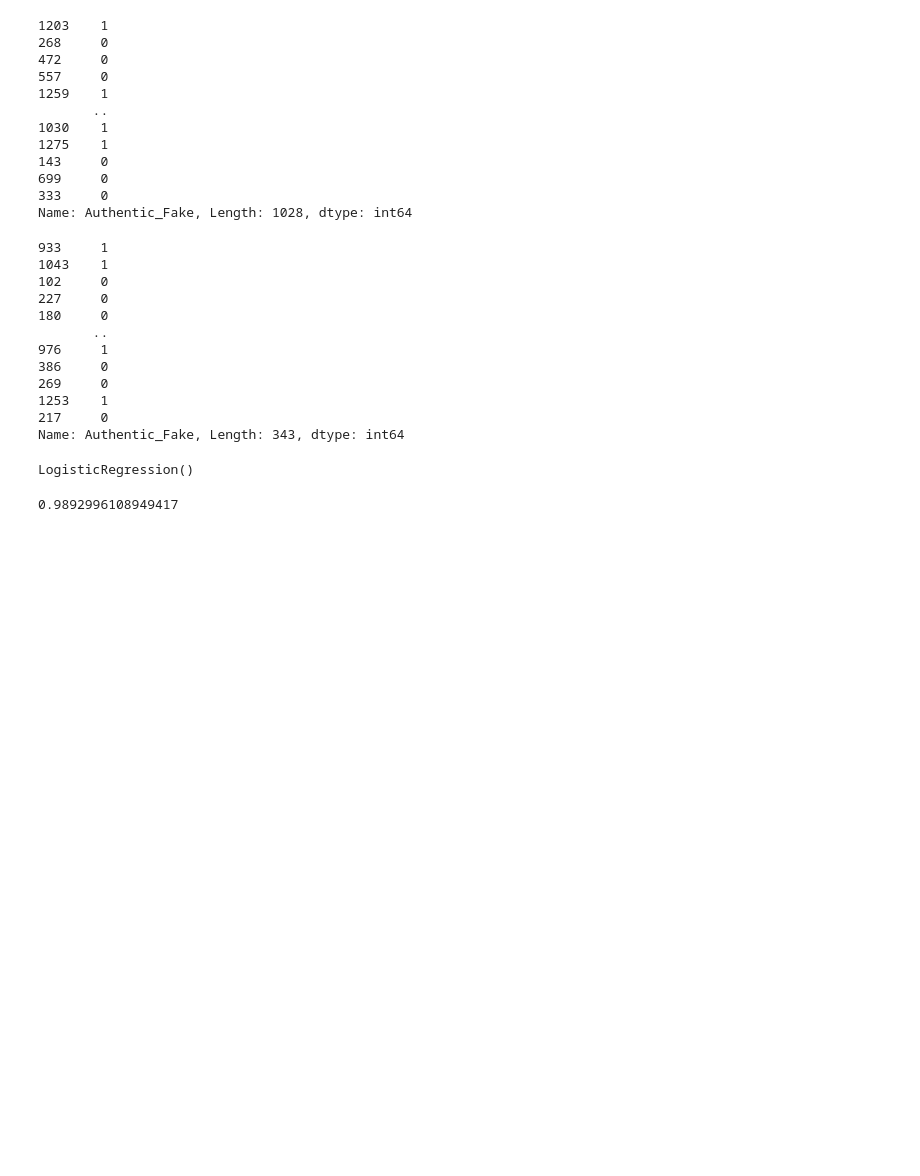
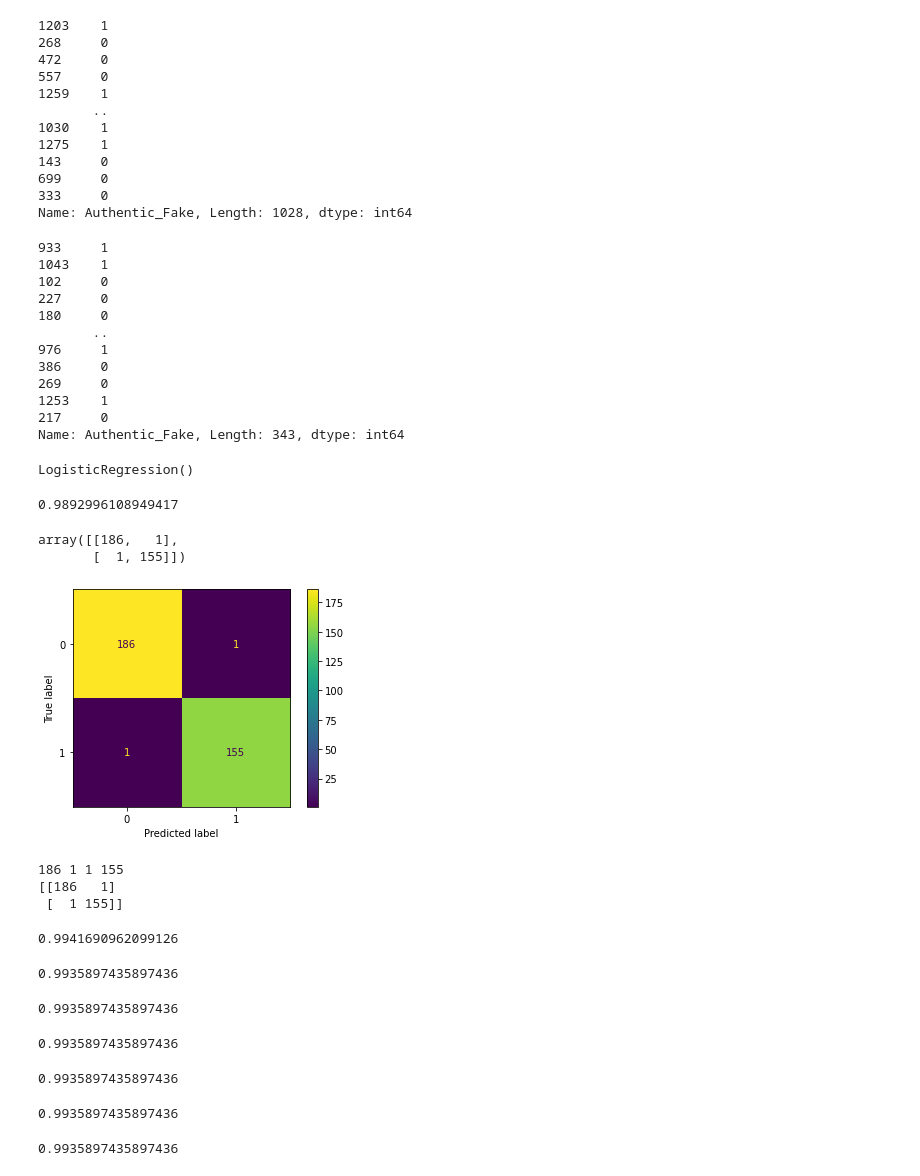
Before and after one commit to daniellejenkins17/Banknote_Classification_Real_Or_Fake, a Jupyter notebook: Banknote Day 1.ipynb, the cells around one changed output. Saved outputs shown, nothing was run; the diff lists cells and outputs as text; code cells hidden in the pictures; blank space fills up the shorter version.

```diff
--- a/Banknote Day 1.ipynb
+++ b/Banknote Day 1.ipynb
@@ -335,2 +297,64 @@ LogReg.score(X_train, y_train)
 # %% [output]
 0.9892996108949417
+# %%
+#confusion matrix:
+
+# get predictions
+y_pred = LogReg.predict(X_test)
+
+# calculate confusion matrix
+cfmat = confusion_matrix(y_test, y_pred)
+
+cfmat
+# %% [output]
+array([[186,   1],
+       [  1, 155]])
+# %%
+plot_confusion_matrix(LogReg,
+                      X_test, y_test)
+plt.show()
+# %% [output]
+[figure, added]
+# %%
+tn, fp, fn, tp = cfmat.flatten()
+print(tn,fn,fp,tp)
+
+print(cfmat)
+# %% [output]
+186 1 1 155
+[[186   1]
+ [  1 155]]
+# %%
+acc = (tp + tn) / (tp + tn + fp + fn)
+print(acc)
+# %% [output]
+0.9941690962099126
+# %%
+prec = tp/(tp+fp)
+prec
+# %% [output]
+0.9935897435897436
+# %%
+precision_score(y_test, y_pred)
+# %% [output]
+0.9935897435897436
+# %%
+rec = tp / (tp + fn)
+print(rec)
+# %% [output]
+0.9935897435897436
+# %%
+recall_score(y_test, y_pred)
+# %% [output]
+0.9935897435897436
+# %%
+f1_sc = 2*prec*rec / (prec + rec)
+print(f1_sc)
+# %% [output]
+0.9935897435897436
+# %%
+f1_score(y_pred, y_test)
+
+#classification report gets all these at once
+# %% [output]
+0.9935897435897436
```
Also changed, not shown: parts of 23 cells of this notebook, 2 other files.
